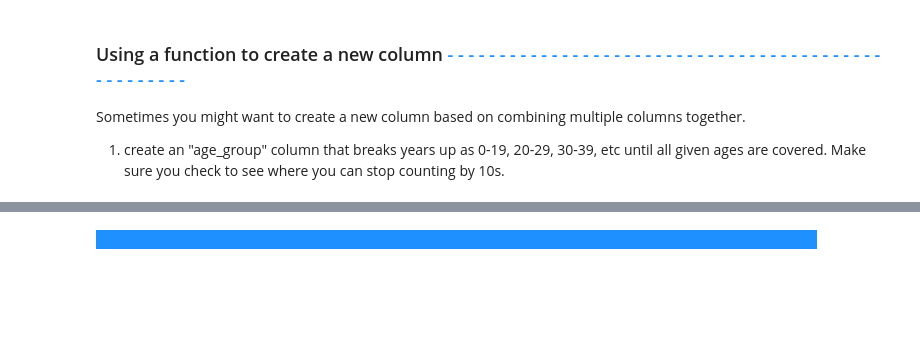
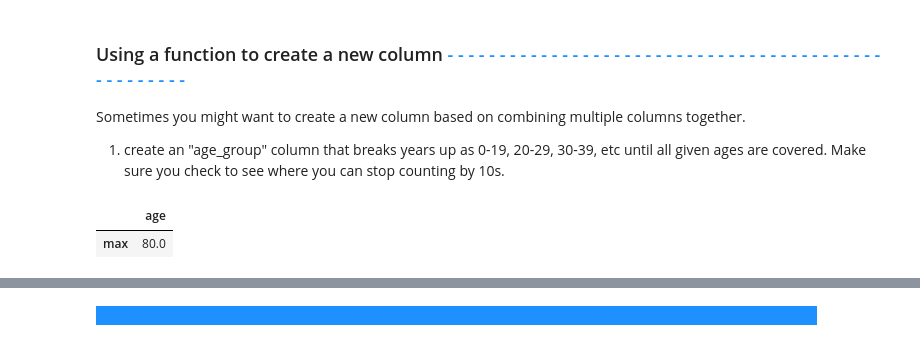
Before and after one commit to isaacevans010/data-analysis-projects, a Jupyter notebook: data-manipulation/exercises/DataManipulationWorkbook.ipynb, the cells around one changed output, grey strips where cells are left out. Saved outputs shown, nothing was run; the diff lists cells and outputs as text; code cells hidden in the pictures; blank space fills up the shorter version.

```diff
--- a/data-manipulation/exercises/DataManipulationWorkbook.ipynb
+++ b/data-manipulation/exercises/DataManipulationWorkbook.ipynb
@@ -387,5 +407,11 @@ Sometimes you might want to create a new column based on combining multiple colu
 1. create an "age_group" column that breaks years up as 0-19, 20-29, 30-39, etc until all given ages are covered.  Make sure you check to see where you can stop counting by 10s.
 # %%
 # Write your max age check here:
+age_dictionary={"age":["max"]}
+dictionary_agg=data.agg(age_dictionary)
+dictionary_agg
+# %% [output]
+|  | age |
+| max | 80.0 |
 # %%
 # Code the new "age_group" column function here:
```
Also changed, not shown: parts of 6 cells of this notebook.
